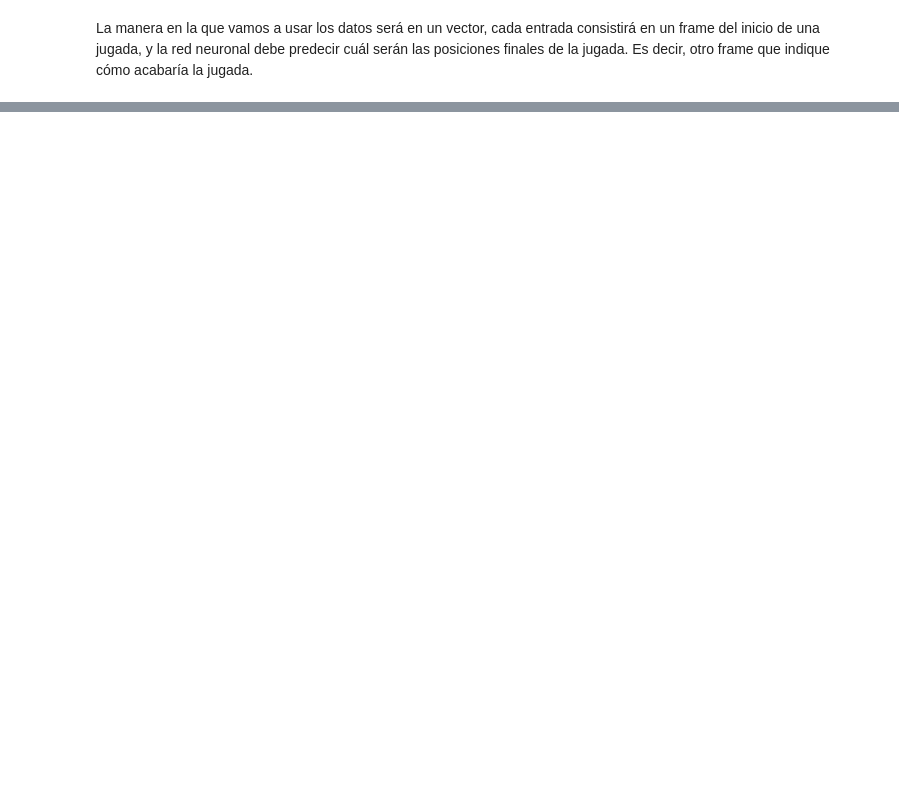
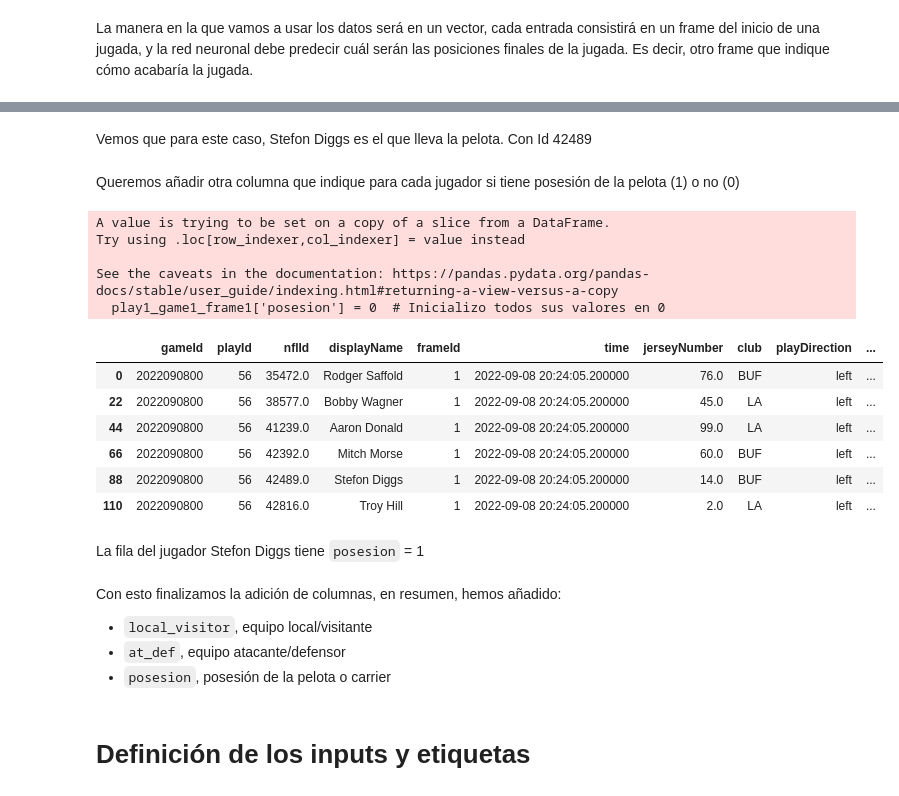
Before and after one commit to Alf-caput/NFL2022_TacklePredictNN, a Jupyter notebook: Practica_final.ipynb, the cells around one changed output, grey strips where cells are left out. Cells and saved outputs as stored; diff of their text form; code cells hidden in the pictures; blank space fills up the shorter version.

Commit message:
se han añadido 3 columnas a un frame de ejemplo, faltaría eliminar las columnas innecesarias y automatizar el proceso para los demás frames

```diff
--- a/Practica_final.ipynb
+++ b/Practica_final.ipynb
@@ -247,0 +316,3 @@ La manera en la que vamos a usar los datos será en un vector, cada entrada cons
+# %%
+defenders = play_data['defensiveTeam'].iloc[0]
+defenders
@@ -247,0 +323,3 @@ La manera en la que vamos a usar los datos será en un vector, cada entrada cons
+# %%
+play1_game1_frame1['at_def'] = 0  # Inicializo todos sus elementos en 0
+play1_game1_frame1.loc[play1_game1_frame1['club'] == defenders, 'at_def'] = 1 # Los jugadores del equipo que defiende tendrán valor 1
@@ -247,0 +351,34 @@ La manera en la que vamos a usar los datos será en un vector, cada entrada cons
+# %% [markdown]
+Vemos que para este caso, Stefon Diggs es el que lleva la pelota. Con Id 42489
+# %%
+carrier = play_data['ballCarrierId'].iloc[0]
+# %% [markdown]
+Queremos añadir otra columna que indique para cada jugador si tiene posesión de la pelota (1) o no (0)
+# %%
+play1_game1_frame1['posesion'] = 0  # Inicializo todos sus valores en 0
+play1_game1_frame1.loc[play1_game1_frame1['nflId'] == carrier, 'posesion'] = 1 # El jugador con posesión de la pelota tiene valor 1
+# %% [output]
+A value is trying to be set on a copy of a slice from a DataFrame.
+Try using .loc[row_indexer,col_indexer] = value instead
+
+See the caveats in the documentation: https://pandas.pydata.org/pandas-docs/stable/user_guide/indexing.html#returning-a-view-versus-a-copy
+  play1_game1_frame1['posesion'] = 0  # Inicializo todos sus valores en 0
+# %%
+play1_game1_frame1.head(6)
+# %% [output]
+|  | gameId | playId | nflId | displayName | frameId | time | jerseyNumber | club | playDirection | ... |
+| 0 | 2022090800 | 56 | 35472.0 | Rodger Saffold | 1 | 2022-09-08 20:24:05.200000 | 76.0 | BUF | left | ... |
+| 22 | 2022090800 | 56 | 38577.0 | Bobby Wagner | 1 | 2022-09-08 20:24:05.200000 | 45.0 | LA | left | ... |
+| 44 | 2022090800 | 56 | 41239.0 | Aaron Donald | 1 | 2022-09-08 20:24:05.200000 | 99.0 | LA | left | ... |
+| 66 | 2022090800 | 56 | 42392.0 | Mitch Morse | 1 | 2022-09-08 20:24:05.200000 | 60.0 | BUF | left | ... |
+| 88 | 2022090800 | 56 | 42489.0 | Stefon Diggs | 1 | 2022-09-08 20:24:05.200000 | 14.0 | BUF | left | ... |
+| 110 | 2022090800 | 56 | 42816.0 | Troy Hill | 1 | 2022-09-08 20:24:05.200000 | 2.0 | LA | left | ... |
+# %% [markdown]
+La fila del jugador Stefon Diggs tiene `posesion` = 1
+# %% [markdown]
+Con esto finalizamos la adición de columnas, en resumen, hemos añadido:
+- `local_visitor`, equipo local/visitante
+- `at_def`, equipo atacante/defensor
+- `posesion`, posesión de la pelota o carrier
+# %% [markdown]
+# Definición de los inputs y etiquetas
```
Also changed, not shown: parts of 23 cells of this notebook.
